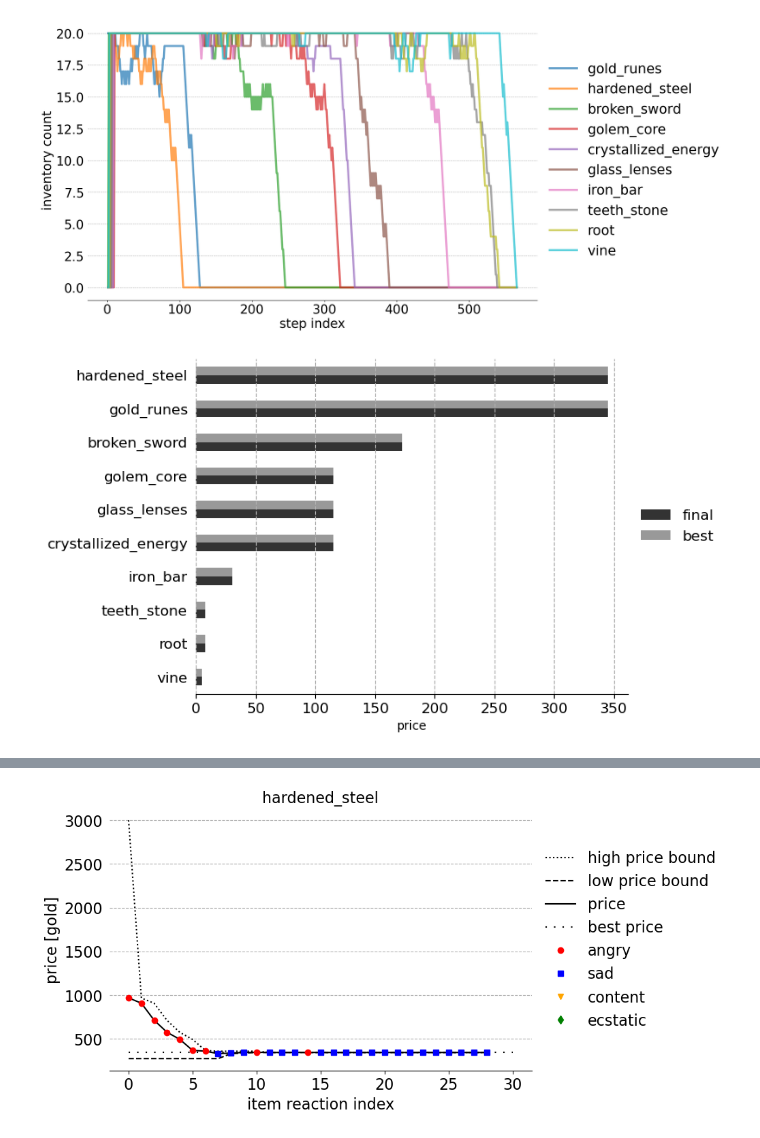
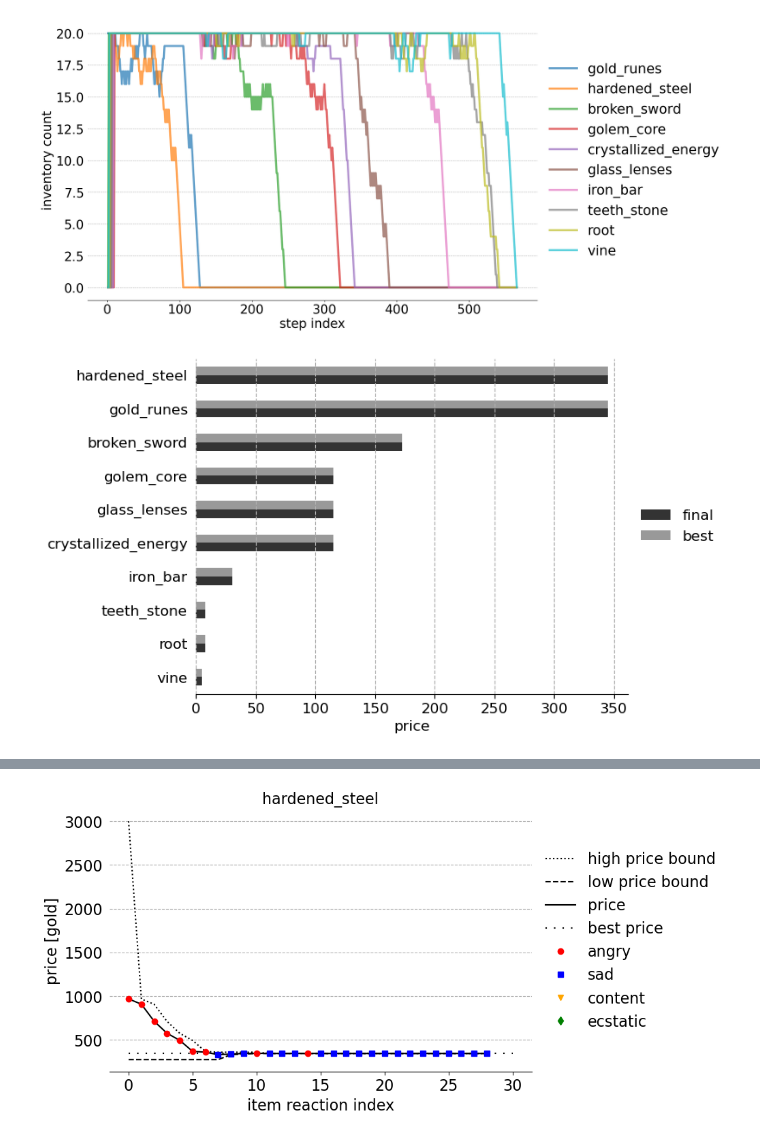
Before and after one commit to JaggedParadigm/moonlighter_bayesian_bandit_pricing, a Jupyter notebook: graphs.ipynb, the cells around one changed output, grey strips where cells are left out. Saved outputs shown, nothing was run; the diff lists cells and outputs as text; code cells hidden in the pictures.

```diff
--- a/graphs.ipynb
+++ b/graphs.ipynb
@@ -53,75 +77,58 @@ fig.savefig(
 # %% [output]
 [figure]
 # %%
-fontsize = 12
-legend_fontsize = 12
 fig, ax = plt.subplots(1, 1)
+plot_kwargs = {
+    'fontsize': 12,
+    'color': ['black', 'grey'],
+    'ax': ax,
+    'alpha': 0.8,
+    'aa': True,
+    'figsize': (8, 5)}
+
 (
     prices_and_bounds
-    .groupby(
-        'item',
-        # include_groups=False
-        # include_groups=False
-    )
+    .groupby('item')
     .apply(
         lambda x: (
             x
             .tail(1)
             ['price']
             .values[0]),
-        include_groups=False
-    )
+        include_groups=False)
     .reset_index()
     .rename(columns={0: 'final_price'})
     .merge(
-        (
-            query_data("""
-                select
-                    item,
-                    expensive_upper as best_price
-                from price_reaction_bounds
-            """)
-        ),
+        query_data("""
+            select
+                item,
+                expensive_upper as best_price
+            from price_reaction_bounds"""),
         on='item',
-        how='left'
-    )
+        how='left')
     .set_index('item')
     .sort_values('final_price')
-    .rename(columns={'final_price': 'final', 'best_price': 'best'})
-    .plot.barh(
-        ax=ax,
-        color=['black', 'grey'],
-        alpha=0.8,
-        aa=True,
-        fontsize=fontsize,
-        figsize=(8, 5))
-
-)
-ax.spines['top'].set_visible(False)
-ax.spines['right'].set_visible(False)
-ax.spines['bottom'].set_visible(True)
-ax.spines['left'].set_visible(False)
-plt.tick_params(left = False)
-ax.grid(axis='x', linestyle='--')
-plt.xlabel('price')
-plt.ylabel('')
-
-# Shrink current axis by 20%
-box = ax.get_position()
-ax.set_position([box.x0, box.y0, box.width * 0.8, box.height])
-ax.legend(
-    fontsize=legend_fontsize,
-    frameon=False,
-    loc='center left',
-    bbox_to_anchor=(1, 0.5))
+    .rename(
+        columns={
+            'final_price': 'final',
+            'best_price': 'best'})
+    .plot.barh(**plot_kwargs))
+style_plot(
+    ax=ax,
+    fig=fig,
+    fontsize=plot_kwargs['fontsize'],
+    legend_fontsize=12,
+    x_axis_label='price',
+    y_axis_label='',
+    grid_axis='x')
 fig.savefig(
     '/Users/cmshymansky/documents/code/websites/cmshymansky/website/static/img/best_and_final_item_prices.webp',
     format='webp',
     bbox_inches = "tight",
     dpi=300
 )
 # %% [output]
-[figure, old version]
+[figure, new version]
 # %%
 reaction_step_item_prices = (
     query_data(
```
Also changed, not shown: parts of 4 cells of this notebook.
